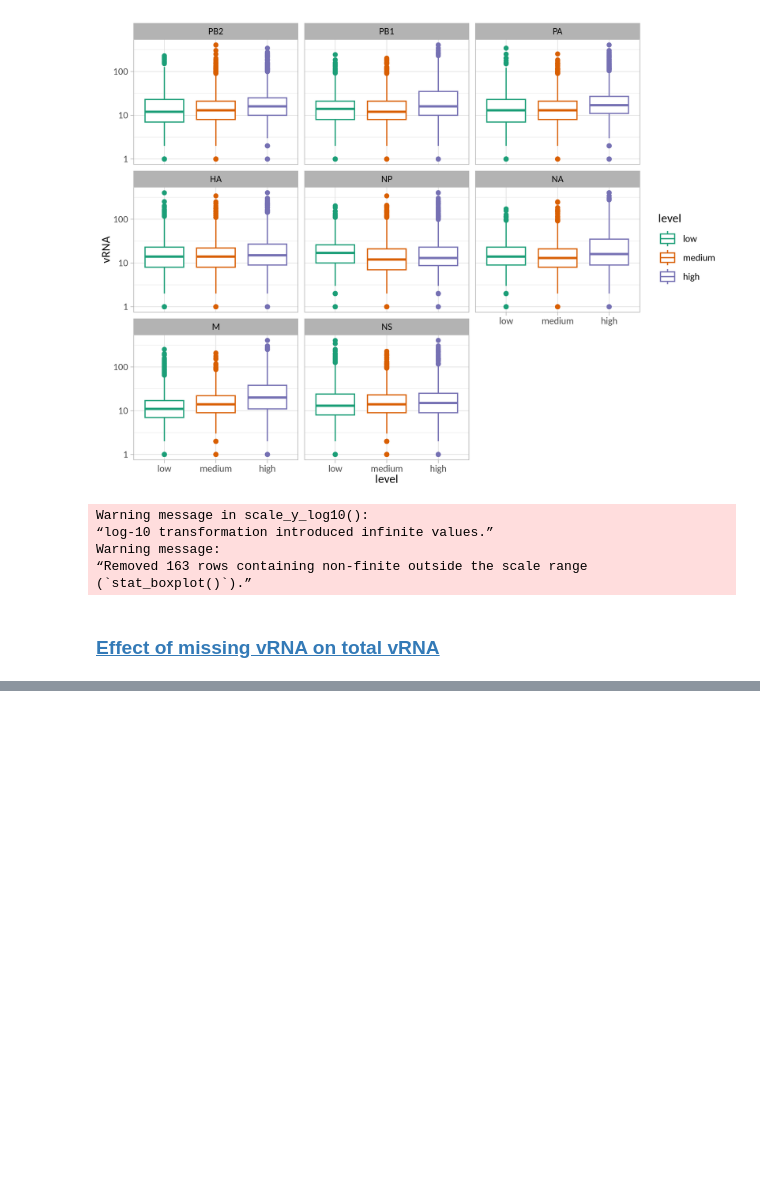
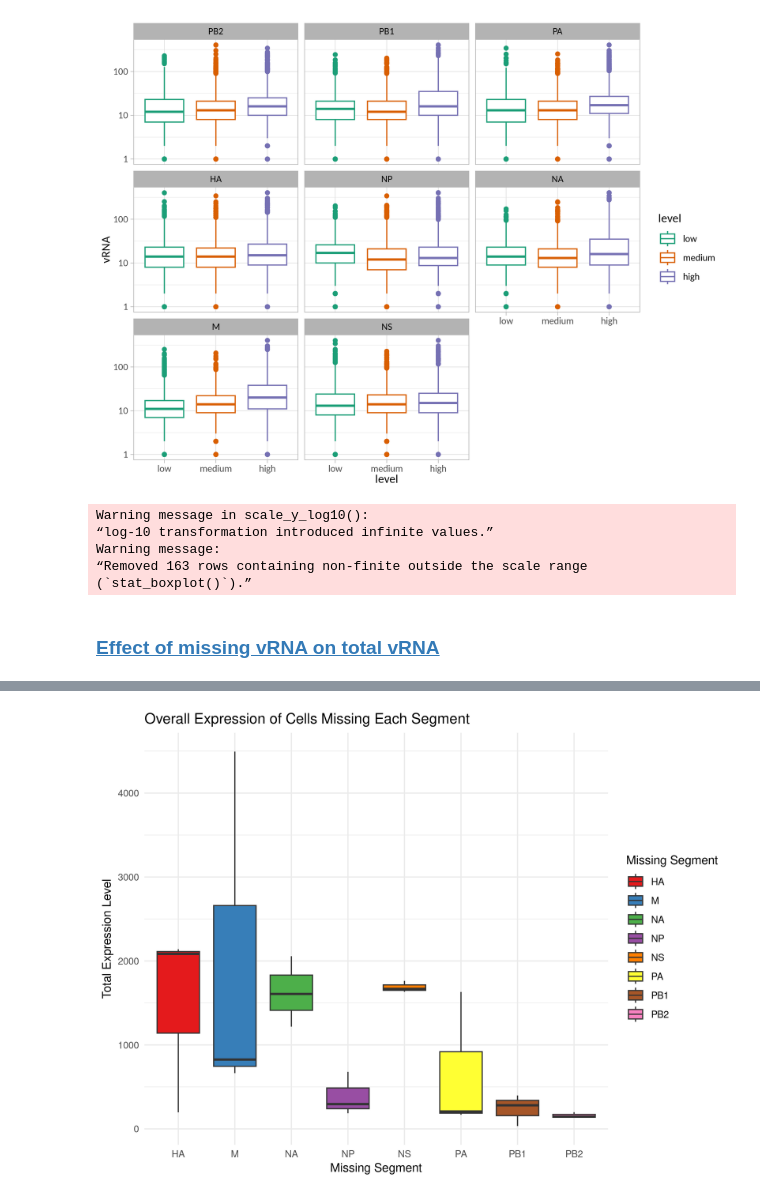
Before and after one commit to BioMeDS/mudRapp-seq, a Jupyter notebook: code/segment_analysis/seq_2nt_single_cell.ipynb, the cells around one changed output, grey strips where cells are left out. Cells and saved outputs as stored; diff of their text form; code cells hidden in the pictures; blank space fills up the shorter version.

```diff
--- a/code/segment_analysis/seq_2nt_single_cell.ipynb
+++ b/code/segment_analysis/seq_2nt_single_cell.ipynb
@@ -529,0 +530,86 @@ Warning message:
+# %%
+# Generate cells expressing exactly 7 vRNAs
+seven_vRNA_cells <- spots_per_cell %>%
+  filter(molecule == "vRNA") %>%
+  group_by(rep, moi, hpi, fov, cell) %>%
+  mutate(n_segments = n()) %>%
+  filter(n_segments == 7) %>%
+  ungroup()
+
+# Identify the missing segment for each cell
+missing_segment_cells <- seven_vRNA_cells %>%
+  group_by(rep, moi, hpi, fov, cell) %>%
+  summarize(missing_segment = setdiff(segment_order, unique(segment)), .groups = 'drop')
+
+# Convert moi to factor in both data frames
+missing_segment_cells <- missing_segment_cells %>%
+  mutate(moi = as.factor(moi))
+
+seven_vRNA_cells <- seven_vRNA_cells %>%
+  mutate(moi = as.factor(moi))
+
+# Calculate cumulative sum and assign categories for MOI = 0.3 at 8 hpi
+moi_03_segmented_8hpi <- seven_vRNA_cells %>%
+  filter(moi == "0.3", hpi > 5) %>%
+  group_by(cell) %>%
+  summarize(total_expression = sum(n), .groups = 'drop') %>%
+  arrange(total_expression) %>%
+  mutate(cumulative_sum = cumsum(total_expression),
+         quantile = ntile(cumulative_sum, 3)) %>%
+  mutate(category = factor(case_when(
+    quantile == 1 ~ "Low",
+    quantile == 2 ~ "Medium",
+    quantile == 3 ~ "High"
+  ), levels = c("Low", "Medium", "High")))
+
+# Calculate cumulative sum and assign categories for MOI = 1.0 at 8 hpi
+moi_10_segmented_8hpi <- seven_vRNA_cells %>%
+  filter(moi == "1", hpi > 5) %>%
+  group_by(cell) %>%
+  summarize(total_expression = sum(n), .groups = 'drop') %>%
+  arrange(total_expression) %>%
+  mutate(cumulative_sum = cumsum(total_expression),
+         quantile = ntile(cumulative_sum, 3)) %>%
+  mutate(category = factor(case_when(
+    quantile == 1 ~ "Low",
+    quantile == 2 ~ "Medium",
+    quantile == 3 ~ "High"
+  ), levels = c("Low", "Medium", "High")))
+
+# Combine the segmented data with the original data for 8 hpi
+combined_segmented_03_8hpi <- seven_vRNA_cells %>%
+  filter(moi == "0.3", hpi > 5) %>%
+  left_join(moi_03_segmented_8hpi, by = "cell")
+
+combined_segmented_10_8hpi <- seven_vRNA_cells %>%
+  filter(moi == "1", hpi > 5) %>%
+  left_join(moi_10_segmented_8hpi, by = "cell")
+
+# Combine data for both MOIs at 8 hpi
+combined_segmented_8hpi <- bind_rows(
+  combined_segmented_03_8hpi %>% mutate(moi = "0.3"),
+  combined_segmented_10_8hpi %>% mutate(moi = "1")
+)
+
+# Add missing segment information
+combined_segmented_8hpi <- combined_segmented_8hpi %>%
+  left_join(missing_segment_cells, by = c("rep", "moi", "hpi", "fov", "cell"))
+
+# Calculate total expression for each missing segment
+expression_by_missing_segment <- combined_segmented_8hpi %>%
+  group_by(missing_segment, rep) %>%
+  summarize(total_expression = sum(n), .groups = 'drop')
+
+# Plot the overall expression of cells missing each segment
+ggplot(expression_by_missing_segment, aes(x = missing_segment, y = total_expression, fill = missing_segment)) +
+  geom_boxplot() +
+  labs(
+    title = "Overall Expression of Cells Missing Each Segment",
+    x = "Missing Segment",
+    y = "Total Expression Level",
+    fill = "Missing Segment"
+  ) +
+  theme_minimal() +
+  scale_fill_brewer(palette = "Set1")
+# %% [output]
+[figure, added]
```
Also changed, not shown: parts of 7 cells of this notebook, 5 other files.
